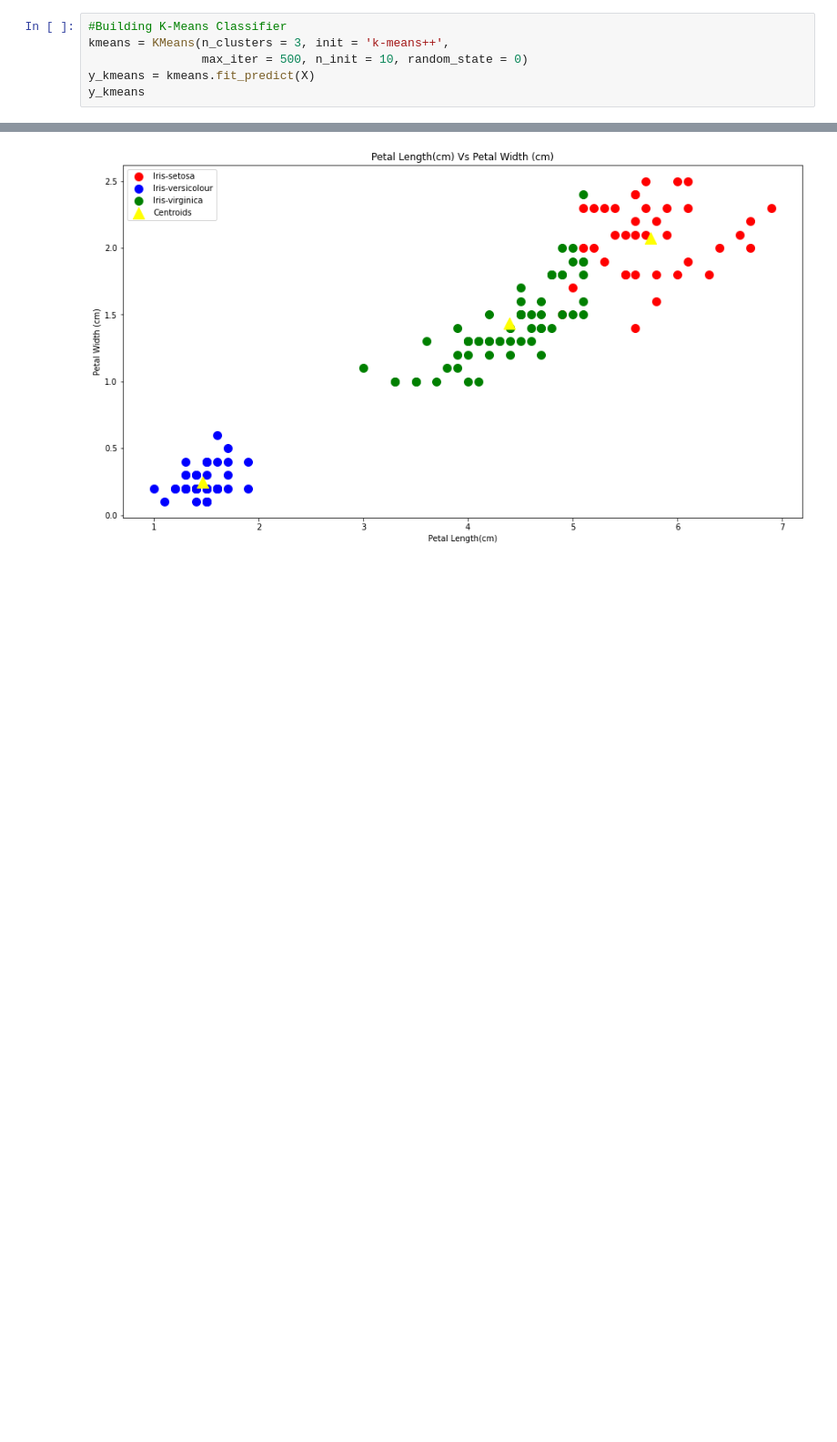
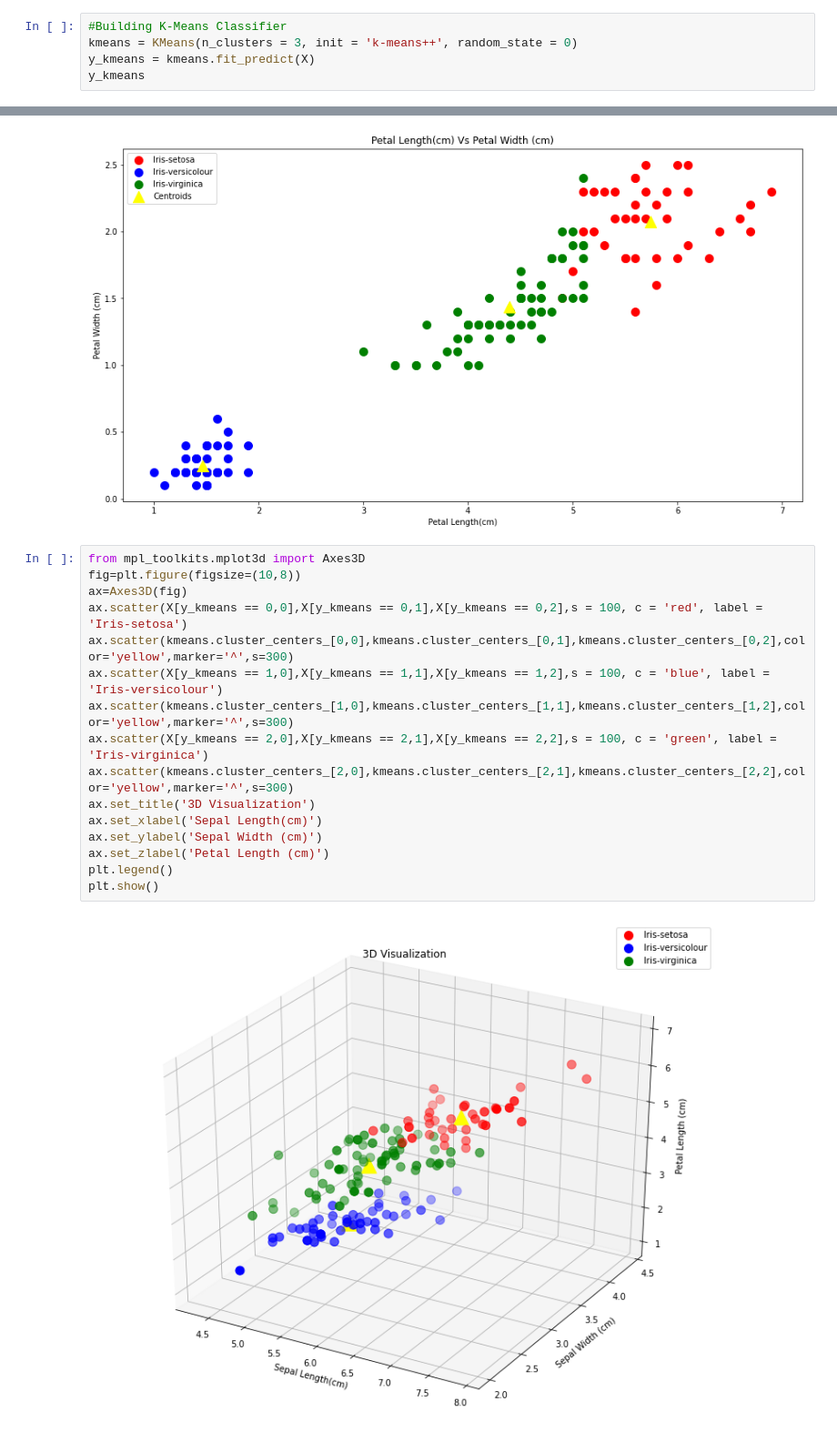
Before and after one commit to chiragjagad/TSF-GRIP, a Jupyter notebook: Task2/Task2_Prediction using Unsupervised ML.ipynb, the cells around one changed output, grey strips where cells are left out. Shown: that part at 91% size. Cells and saved outputs as stored; diff of their text form; blank space fills up the shorter version.

Commit message:
added 3d visualization

```diff
--- a/Task2/Task2_Prediction using Unsupervised ML.ipynb
+++ b/Task2/Task2_Prediction using Unsupervised ML.ipynb
@@ -74,7 +84,6 @@ plt.show()
 # %%
 #Building K-Means Classifier
-kmeans = KMeans(n_clusters = 3, init = 'k-means++',
-                max_iter = 500, n_init = 10, random_state = 0)
+kmeans = KMeans(n_clusters = 3, init = 'k-means++', random_state = 0)
 y_kmeans = kmeans.fit_predict(X)
 y_kmeans
 # %% [output]
@@ -131,3 +140,21 @@ plt.legend()
 plt.show()
 # %% [output]
 [figure]
+# %%
+from mpl_toolkits.mplot3d import Axes3D
+fig=plt.figure(figsize=(10,8))
+ax=Axes3D(fig)
+ax.scatter(X[y_kmeans == 0,0],X[y_kmeans == 0,1],X[y_kmeans == 0,2],s = 100, c = 'red', label = 'Iris-setosa')
+ax.scatter(kmeans.cluster_centers_[0,0],kmeans.cluster_centers_[0,1],kmeans.cluster_centers_[0,2],color='yellow',marker='^',s=300)
+ax.scatter(X[y_kmeans == 1,0],X[y_kmeans == 1,1],X[y_kmeans == 1,2],s = 100, c = 'blue', label = 'Iris-versicolour')
+ax.scatter(kmeans.cluster_centers_[1,0],kmeans.cluster_centers_[1,1],kmeans.cluster_centers_[1,2],color='yellow',marker='^',s=300)
+ax.scatter(X[y_kmeans == 2,0],X[y_kmeans == 2,1],X[y_kmeans == 2,2],s = 100, c = 'green', label = 'Iris-virginica')
+ax.scatter(kmeans.cluster_centers_[2,0],kmeans.cluster_centers_[2,1],kmeans.cluster_centers_[2,2],color='yellow',marker='^',s=300)
+ax.set_title('3D Visualization')
+ax.set_xlabel('Sepal Length(cm)')
+ax.set_ylabel('Sepal Width (cm)')
+ax.set_zlabel('Petal Length (cm)')
+plt.legend()
+plt.show()
+# %% [output]
+[figure, added]
```
Also changed, not shown: parts of 3 cells of this notebook, 1 other file.
